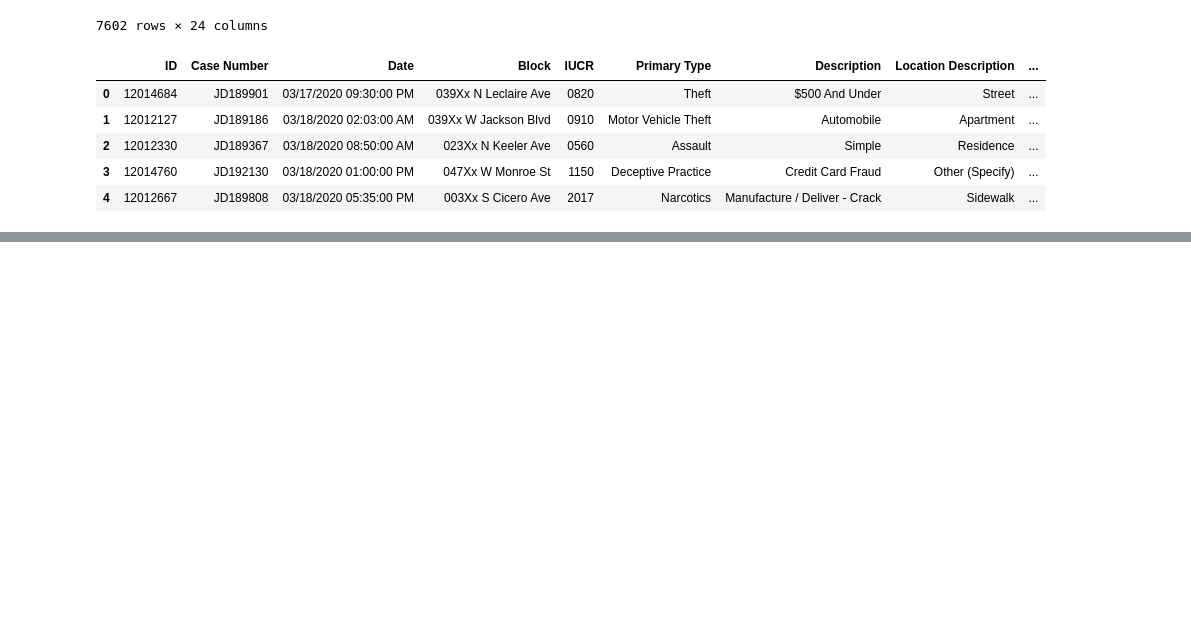
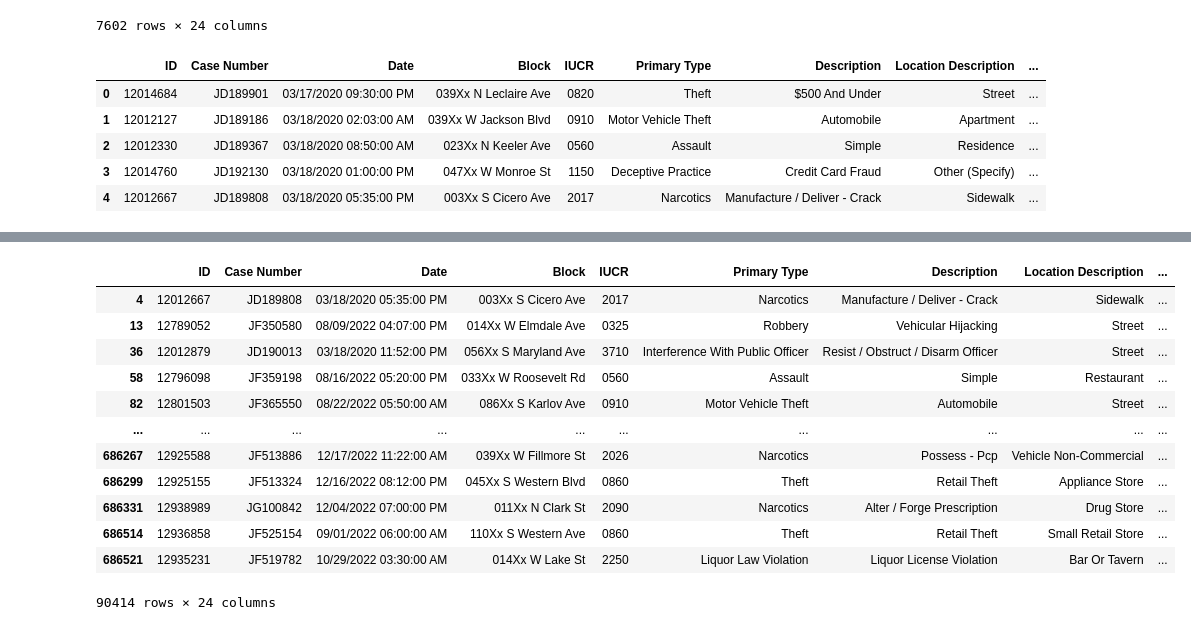
Before and after one commit to cvonholtz/Chicago_Crime_Data_Analysis, a Jupyter notebook: Chicago_Crime_Data_Analysis.ipynb, the cells around one changed output, grey strips where cells are left out. Cells and saved outputs as stored; diff of their text form; code cells hidden in the pictures; blank space fills up the shorter version.

```diff
--- a/Chicago_Crime_Data_Analysis.ipynb
+++ b/Chicago_Crime_Data_Analysis.ipynb
@@ -329,0 +352,17 @@ crime_data_3.to_csv('Chicago_Crime_Data.csv')
+# %%
+#Verifying calculated fields in Tableau are correct: Number of Arrests
+crime_data_3.loc[crime_data_3['Arrest'] == True]
+# %% [output]
+|  | ID | Case Number | Date | Block | IUCR | Primary Type | Description | Location Description | ... |
+| 4 | 12012667 | JD189808 | 03/18/2020 05:35:00 PM | 003Xx S Cicero Ave | 2017 | Narcotics | Manufacture / Deliver - Crack | Sidewalk | ... |
+| 13 | 12789052 | JF350580 | 08/09/2022 04:07:00 PM | 014Xx W Elmdale Ave | 0325 | Robbery | Vehicular Hijacking | Street | ... |
+| 36 | 12012879 | JD190013 | 03/18/2020 11:52:00 PM | 056Xx S Maryland Ave | 3710 | Interference With Public Officer | Resist / Obstruct / Disarm Officer | Street | ... |
+| 58 | 12796098 | JF359198 | 08/16/2022 05:20:00 PM | 033Xx W Roosevelt Rd | 0560 | Assault | Simple | Restaurant | ... |
+| 82 | 12801503 | JF365550 | 08/22/2022 05:50:00 AM | 086Xx S Karlov Ave | 0910 | Motor Vehicle Theft | Automobile | Street | ... |
+| ... | ... | ... | ... | ... | ... | ... | ... | ... | ... |
+| 686267 | 12925588 | JF513886 | 12/17/2022 11:22:00 AM | 039Xx W Fillmore St | 2026 | Narcotics | Possess - Pcp | Vehicle Non-Commercial | ... |
+| 686299 | 12925155 | JF513324 | 12/16/2022 08:12:00 PM | 045Xx S Western Blvd | 0860 | Theft | Retail Theft | Appliance Store | ... |
+| 686331 | 12938989 | JG100842 | 12/04/2022 07:00:00 PM | 011Xx N Clark St | 2090 | Narcotics | Alter / Forge Prescription | Drug Store | ... |
+| 686514 | 12936858 | JF525154 | 09/01/2022 06:00:00 AM | 110Xx S Western Ave | 0860 | Theft | Retail Theft | Small Retail Store | ... |
+| 686521 | 12935231 | JF519782 | 10/29/2022 03:30:00 AM | 014Xx W Lake St | 2250 | Liquor Law Violation | Liquor License Violation | Bar Or Tavern | ... |
+90414 rows × 24 columns
```
Also changed, not shown: parts of 11 cells of this notebook.
